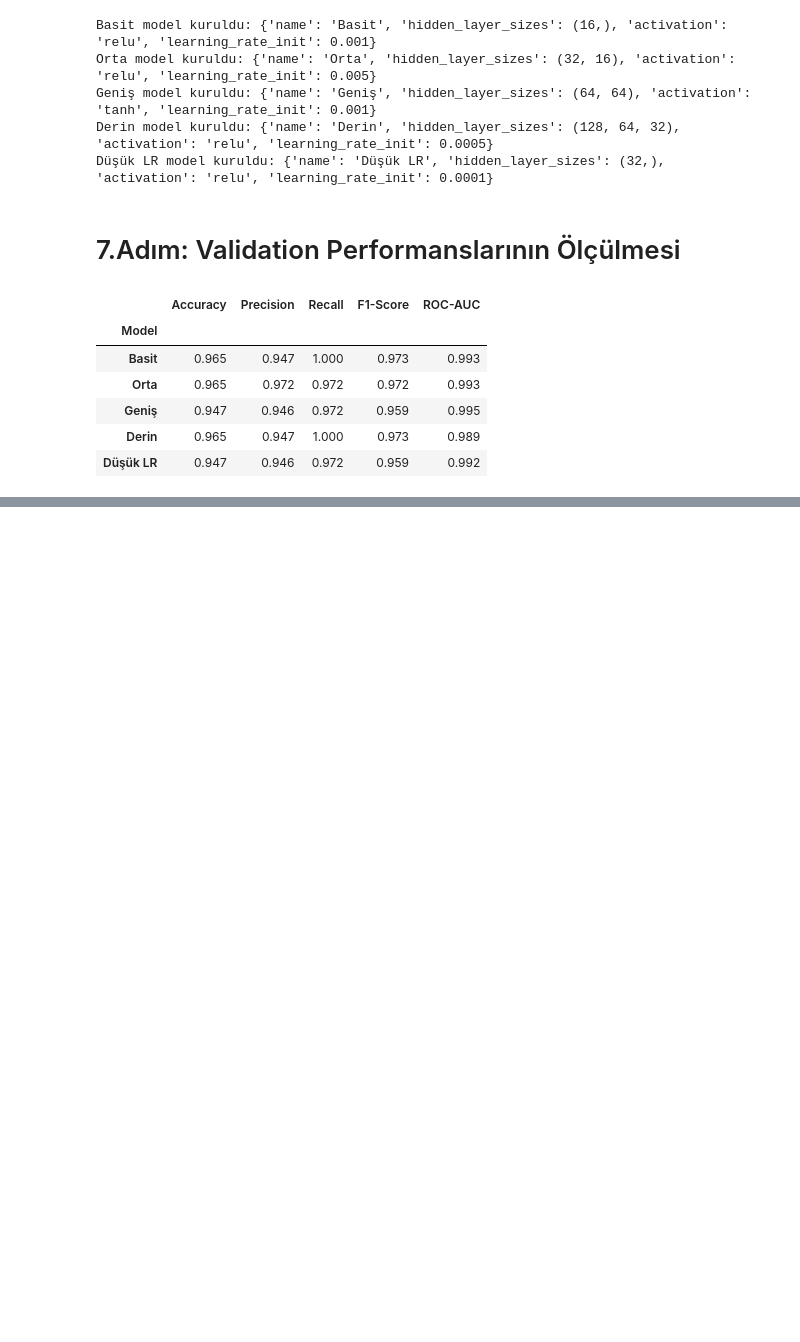
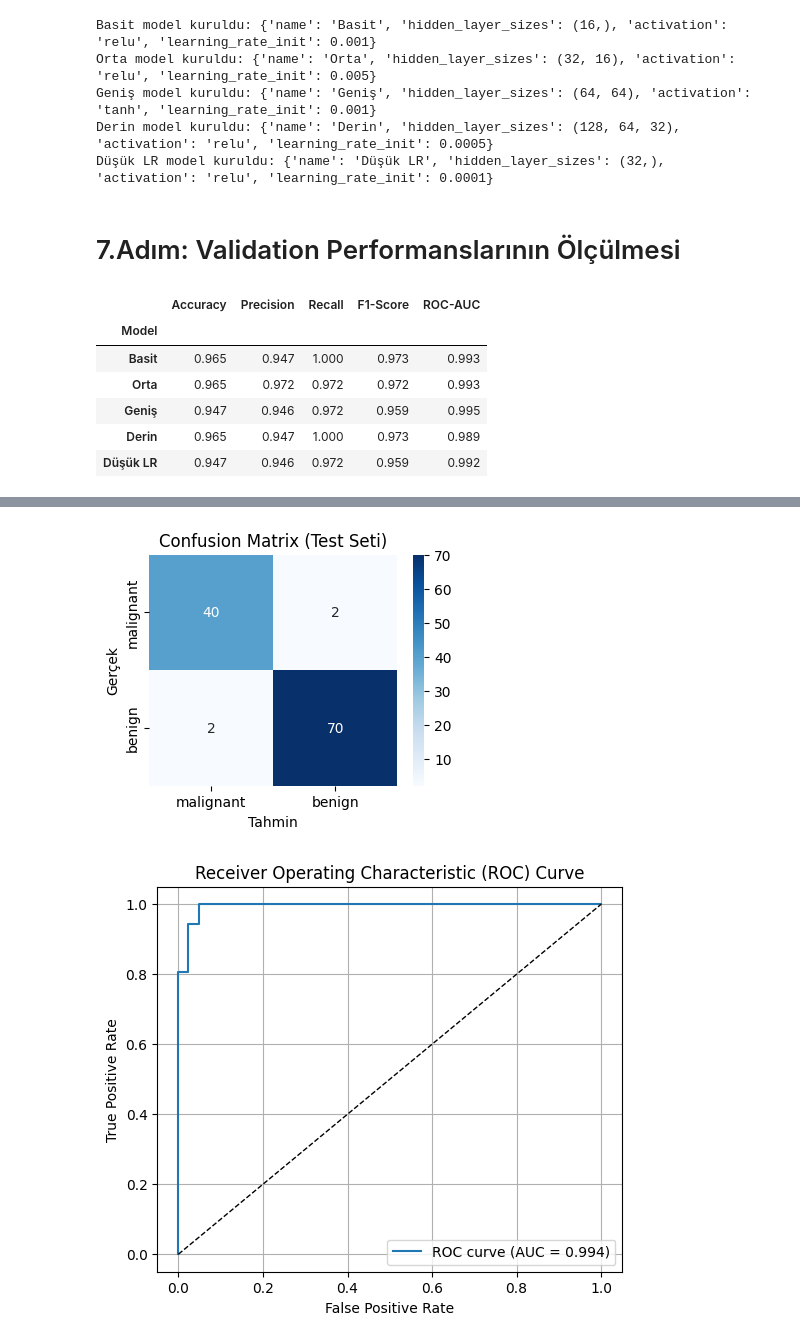
Before and after one commit to metard/yza-classification-xai, a Jupyter notebook: Breast_Cancer_Wisconsin_YSA.ipynb, the cells around one changed output, grey strips where cells are left out. Cells and saved outputs as stored; diff of their text form; code cells hidden in the pictures; blank space fills up the shorter version.

Commit message:
8.Adım En İyi MLP Modelinin Test Üzerinden Değerlendirilmesi tamamlandı

```diff
--- a/Breast_Cancer_Wisconsin_YSA.ipynb
+++ b/Breast_Cancer_Wisconsin_YSA.ipynb
@@ -368,0 +371,75 @@ display(results_df.style.format(precision=3).background_gradient(cmap='Blues'))
+# %%
+from sklearn.metrics import confusion_matrix, roc_curve
+import seaborn as sns
+import matplotlib.pyplot as plt
+
+# --- 8.1 EN İYİ MODELİN SEÇİMİ --- #
+# "validation_results" listesinden en yüksek ROC-AUC'ya sahip modeli seçelim
+results_df = pd.DataFrame(validation_results)  # Eğer hâlâ tanımlı değilse
+best_idx = results_df['ROC-AUC'].idxmax()
+en_iyi_model = mlp_models[best_idx]
+en_iyi_model_name = mlp_params[best_idx]['name']
+print(f"Validation setinde en iyi model: {en_iyi_model_name}")
+
+# --- 8.1 TEST SETİ PERFORMANS METRİKLERİ --- #
+y_test_pred = en_iyi_model.predict(X_test)
+y_test_proba = en_iyi_model.predict_proba(X_test)[:, 1]
+
+acc = accuracy_score(y_test, y_test_pred)
+prec = precision_score(y_test, y_test_pred)
+rec = recall_score(y_test, y_test_pred)
+f1 = f1_score(y_test, y_test_pred)
+rocauc = roc_auc_score(y_test, y_test_proba)
+
+print("\nTest Seti Performans Metrikleri:")
+print(f"Accuracy    : {acc:.3f}")
+print(f"Precision   : {prec:.3f}")
+print(f"Recall      : {rec:.3f}")
+print(f"F1-score    : {f1:.3f}")
+print(f"ROC-AUC     : {rocauc:.3f}")
+
+# --- 8.2 CONFUSION MATRIX --- #
+cm = confusion_matrix(y_test, y_test_pred)
+plt.figure(figsize=(4,3))
+sns.heatmap(cm, annot=True, fmt='d', cmap='Blues', xticklabels=data.target_names, yticklabels=data.target_names)
+plt.xlabel("Tahmin")
+plt.ylabel("Gerçek")
+plt.title("Confusion Matrix (Test Seti)")
+plt.show()
+
+# --- 8.3 ROC CURVE --- #
+fpr, tpr, thresholds = roc_curve(y_test, y_test_proba)
+
+plt.figure(figsize=(6,5))
+plt.plot(fpr, tpr, label=f'ROC curve (AUC = {rocauc:.3f})')
+plt.plot([0,1],[0,1],'k--', lw=1)
+plt.xlabel('False Positive Rate')
+plt.ylabel('True Positive Rate')
+plt.title('Receiver Operating Characteristic (ROC) Curve')
+plt.legend()
+plt.grid()
+plt.show()
+
+# ROC eğrisine karşılık bazı örnek eşik değerlerinde (threshold) performans değişimini inceleyelim
+# Eşik değerinin F1-score ve precision-recall gibi metriklere etkisini görelim
+f1_scores = []
+precisions = []
+recalls = []
+for thr in thresholds:
+    preds = (y_test_proba >= thr).astype(int)
+    f1_scores.append(f1_score(y_test, preds))
+    precisions.append(precision_score(y_test, preds))
+    recalls.append(recall_score(y_test, preds))
+
+plt.figure(figsize=(8,5))
+plt.plot(thresholds, f1_scores, label='F1-score')
+plt.plot(thresholds, precisions, label='Precision')
+plt.plot(thresholds, recalls, label='Recall')
+plt.xlabel("Eşik Değeri (Threshold)")
+plt.ylabel("Değer")
+plt.title("Eşik Değeri Değiştikçe F1, Precision ve Recall")
+plt.legend()
+plt.gca().invert_xaxis()  # ROC'taki thresholds azalarak gider
+plt.grid()
+plt.show()
+# %% [output]
@@ -368,0 +454,2 @@ display(results_df.style.format(precision=3).background_gradient(cmap='Blues'))
+[figure, added]
+[figure, added]
```
Also changed, not shown: parts of 2 cells of this notebook.
